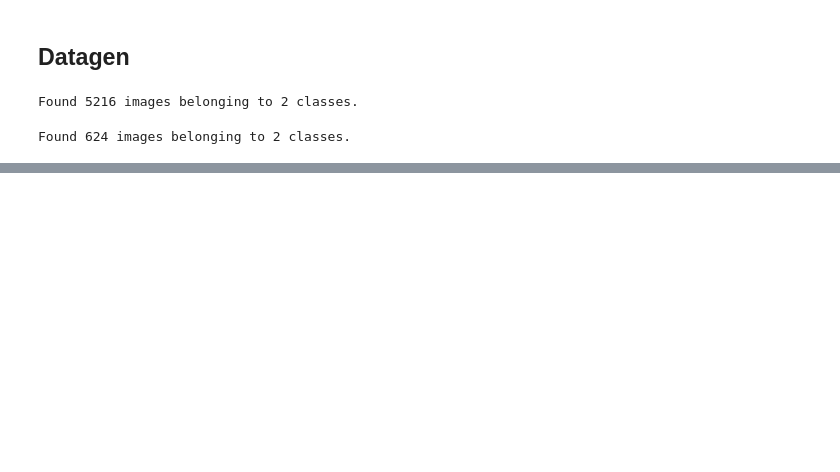
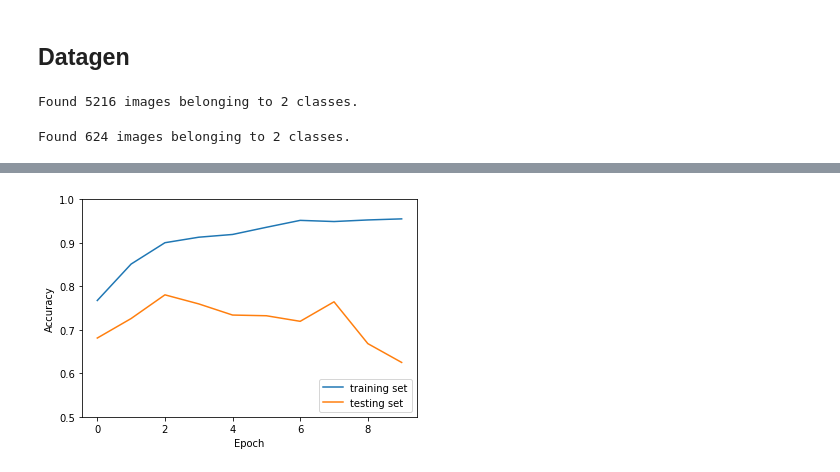
Before and after one commit to leersmathieu/pneumonia-detector, a Jupyter notebook: pneumonia_modeling.ipynb, the cells around one changed output, grey strips where cells are left out. Drawn from its saved outputs; the diff is of its cells as text; code cells hidden in the pictures; blank space fills up the shorter version.

Commit message:
upgrading model

```diff
--- a/pneumonia_modeling.ipynb
+++ b/pneumonia_modeling.ipynb
@@ -97,0 +115,3 @@ train[0].shape
+# %%
+def input_size_sequential(input_size_1, input_size_2, dim):
+    return (input_size_1, input_size_2, dim)
@@ -98,21 +122,23 @@ train[0].shape
 # %%
 model = models.Sequential()
 
-model.add(layers.Conv2D(32, kernel_size = kernel_size, activation='relu', input_shape=(input_size)))
-model.add(layers.Conv2D(32, kernel_size = kernel_size, activation='relu'))
+model.add(layers.Conv2D(32, kernel_size = kernel_size, activation='relu', input_shape=input_size_sequential(input_size_1, input_size_2, dim)))
+model.add(layers.MaxPooling2D(pool_size=(2, 2), padding='same'))
 model.add(layers.BatchNormalization())
-model.add(layers.MaxPooling2D(pool_size=(5, 5), padding='same'))
-
 
 model.add(layers.Conv2D(64, kernel_size = kernel_size, activation='relu'))
 model.add(layers.Conv2D(64, kernel_size = kernel_size, activation='relu'))
+model.add(layers.MaxPooling2D(pool_size=(2, 2), padding='same'))
 model.add(layers.BatchNormalization())
-model.add(layers.MaxPooling2D(pool_size=(3, 3), strides=(2, 2), padding='same'))
 
 model.add(layers.Conv2D(128, kernel_size = kernel_size, activation='relu'))
 model.add(layers.Conv2D(128, kernel_size = kernel_size, activation='relu'))
+model.add(layers.MaxPooling2D(pool_size=(2, 2), padding='same'))
 model.add(layers.BatchNormalization())
-model.add(layers.MaxPooling2D(pool_size=(2, 2), strides=(2, 2), padding='same'))
+
+model.add(layers.Conv2D(256, kernel_size = (5, 5), activation='relu'))
+model.add(layers.Conv2D(256, kernel_size = (3, 3), activation='relu'))
+model.add(layers.BatchNormalization())
 
 model.add(layers.Flatten()) # 2d to 1d
 
@@ -120,7 +146,7 @@ model.add(layers.Dense(128, activation='relu'))
 model.add(layers.Dropout(0.5))
 model.add(layers.Dense(64, activation='relu'))
 model.add(layers.Dropout(0.5))
-model.add(layers.Dense(output_size, activation='softmax'))
+model.add(layers.Dense(output_size, activation='sigmoid'))
 
 model.summary()
 # %% [output]
@@ -143 +169,10 @@ Non-trainable params: 448
 _________________________________________________________________
+# %%
+model.compile(optimizer='adam',
+              loss='binary_crossentropy',
+              metrics=['binary_accuracy', tf.keras.metrics.Recall()])
+# %%
+with tf.device('/GPU:0'):
+
+    history = model.fit(train_datagen, epochs=10,
+                        validation_data=test_datagen)
@@ -143,0 +189,10 @@ _________________________________________________________________
+# %%
+plt.plot(history.history['accuracy'], label='training set')
+plt.plot(history.history['val_accuracy'], label = 'testing set')
+plt.xlabel('Epoch')
+plt.ylabel('Accuracy')
+plt.ylim([0.5, 1])
+plt.legend(loc='lower right')
+
+test_loss, test_acc = model.evaluate(test_datagen, verbose=2)
+# %% [output]
@@ -143,0 +200 @@ _________________________________________________________________
+[figure, added]
```
Also changed, not shown: parts of 11 cells of this notebook.
